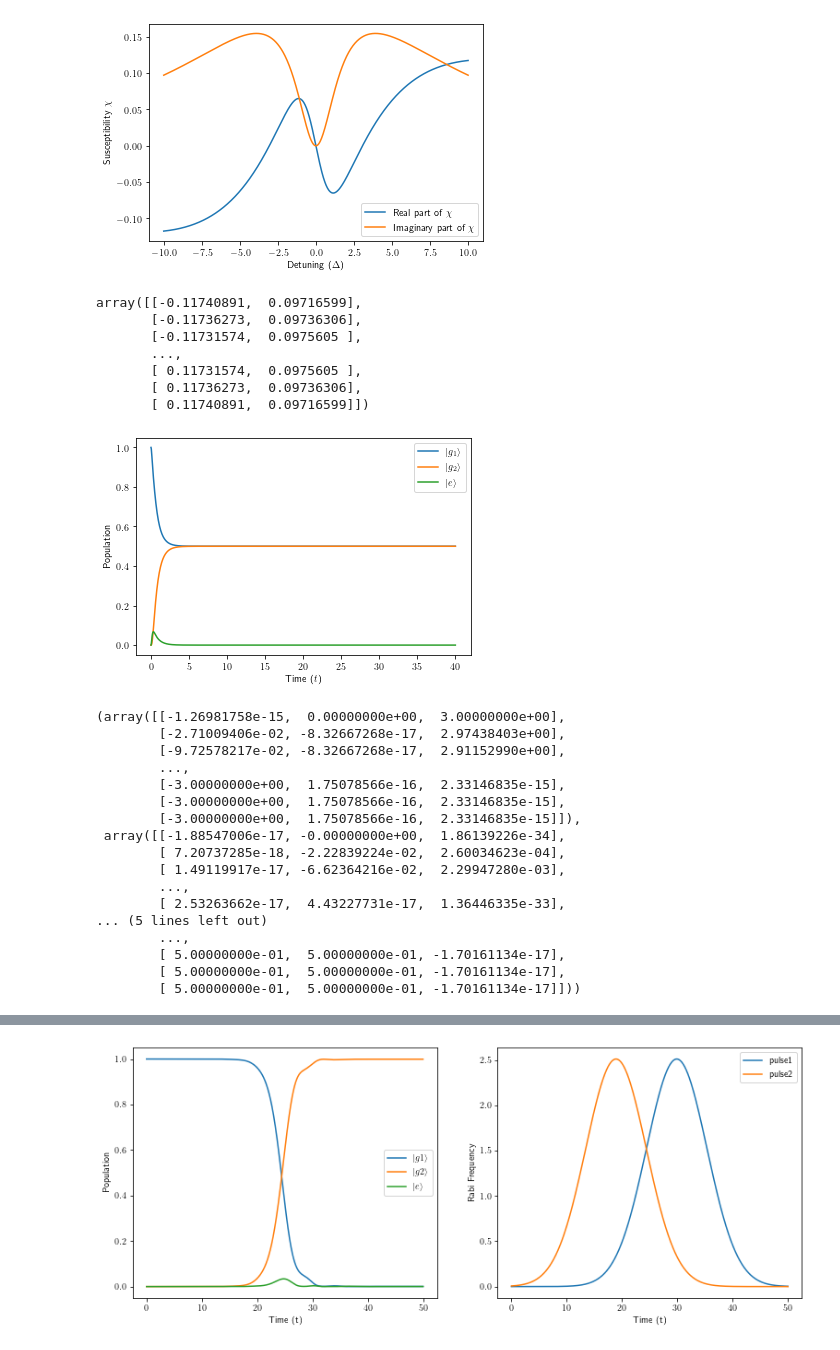
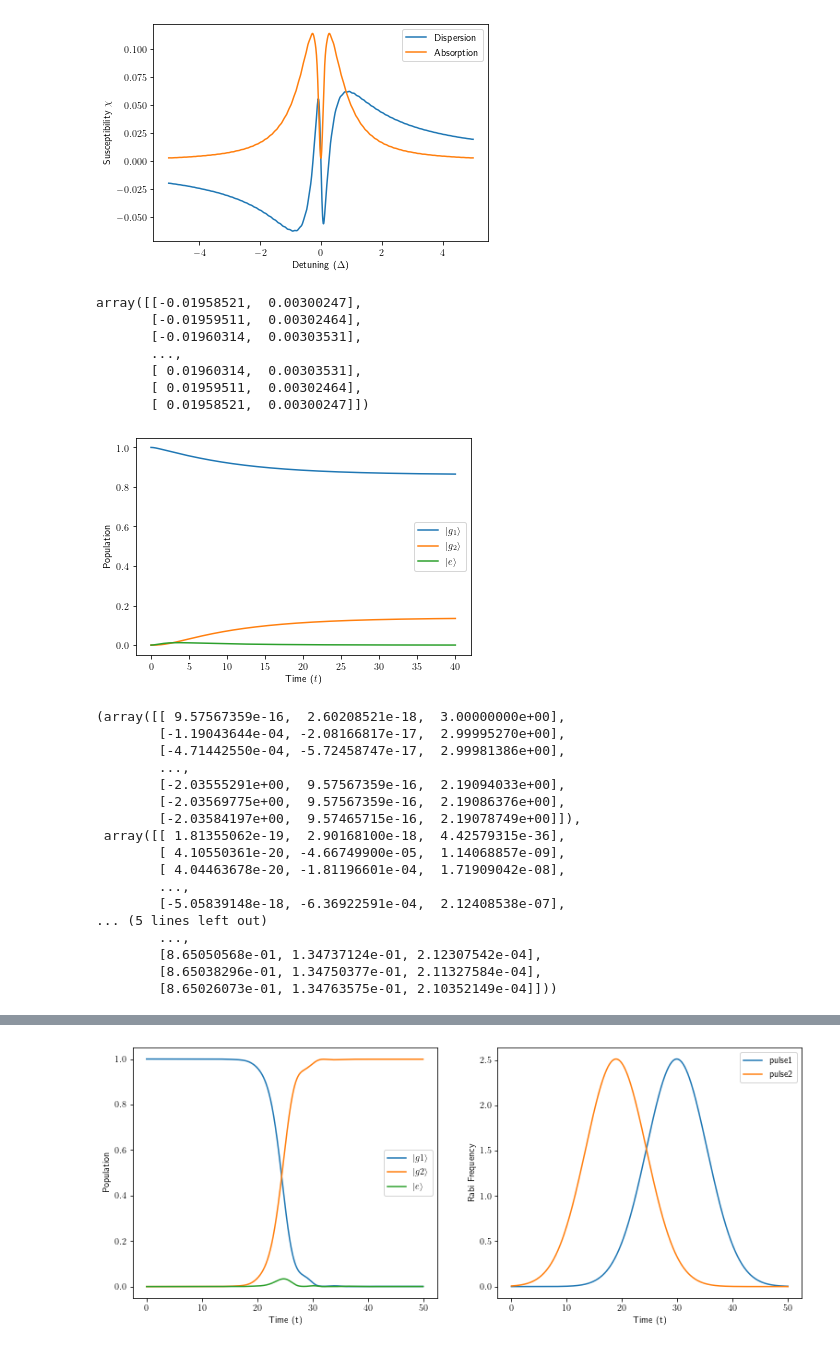
Before and after one commit to ToonyawatA/QutritsVisualization, a Jupyter notebook: python/Raman3BlochVIsualisation.ipynb, the cells around one changed output, grey strips where cells are left out. Saved outputs shown, nothing was run; the diff lists cells and outputs as text; code cells hidden in the pictures.

```diff
--- a/python/Raman3BlochVIsualisation.ipynb
+++ b/python/Raman3BlochVIsualisation.ipynb
@@ -236,12 +236,12 @@ class EIT:
 
         if(showgraph):
             plt.figure()
-            plt.plot(Delta,rhoba_r,label=r"Real part of $\chi$")
-            plt.plot(Delta,rhoba_i,label=r"Imaginary part of $\chi$")
+            plt.plot(Delta,rhoba_r,label=r"Dispersion")
+            plt.plot(Delta,rhoba_i,label=r"Absorption")
             plt.ylabel(r"Susceptibility $\chi$")
             plt.xlabel(r"Detuning ($\Delta$)")
             plt.legend()
-            #plt.savefig('EITchi.png',dpi=120)
+            #plt.savefig('EITchicase1.png',dpi=120)
             plt.show()
 
         return np.column_stack((rhoba_r, rhoba_i))
@@ -325,41 +325,41 @@ class EIT:
             plt.ylabel(r"Population")
             plt.xlabel(r"Time ($t$)")
             plt.legend()
-            #plt.savefig('EITstates2.png',dpi=120)
+            #plt.savefig('EITpopcase1delta3.png',dpi=120)
             plt.show()
 
         return r*np.column_stack((u1, v1, w1)), r*np.column_stack((u2, v2, w2)), np.column_stack((pg1, pg2, pe))
 # %%
-eit = EIT(Omega1=5,Omega2=5,Gamma1=10,Gamma2=5,delta=0.0,Dmax=10.0,t=40.0)
+eit = EIT(Omega1=0.2,Omega2=0.5,Gamma1=1.0,Gamma2=0.5,delta=0.0,Dmax=5.0,t=40.0)
 eit.susceptibility(showgraph=True)
 # %% [output]
-[figure, old version]
+[figure, new version]
-array([[-0.11740891,  0.09716599],
-       [-0.11736273,  0.09736306],
-       [-0.11731574,  0.0975605 ],
+array([[-0.01958521,  0.00300247],
+       [-0.01959511,  0.00302464],
+       [-0.01960314,  0.00303531],
        ...,
-       [ 0.11731574,  0.0975605 ],
-       [ 0.11736273,  0.09736306],
-       [ 0.11740891,  0.09716599]])
+       [ 0.01960314,  0.00303531],
+       [ 0.01959511,  0.00302464],
+       [ 0.01958521,  0.00300247]])
 # %%
 eit.getstates(Delta=0.0,showgraph=True)
 # %% [output]
-[figure, old version]
+[figure, new version]
-(array([[-1.26981758e-15,  0.00000000e+00,  3.00000000e+00],
-        [-2.71009406e-02, -8.32667268e-17,  2.97438403e+00],
-        [-9.72578217e-02, -8.32667268e-17,  2.91152990e+00],
+(array([[ 9.57567359e-16,  2.60208521e-18,  3.00000000e+00],
+        [-1.19043644e-04, -2.08166817e-17,  2.99995270e+00],
+        [-4.71442550e-04, -5.72458747e-17,  2.99981386e+00],
         ...,
-        [-3.00000000e+00,  1.75078566e-16,  2.33146835e-15],
-        [-3.00000000e+00,  1.75078566e-16,  2.33146835e-15],
-        [-3.00000000e+00,  1.75078566e-16,  2.33146835e-15]]),
- array([[-1.88547006e-17, -0.00000000e+00,  1.86139226e-34],
-        [ 7.20737285e-18, -2.22839224e-02,  2.60034623e-04],
-        [ 1.49119917e-17, -6.62364216e-02,  2.29947280e-03],
+        [-2.03555291e+00,  9.57567359e-16,  2.19094033e+00],
+        [-2.03569775e+00,  9.57567359e-16,  2.19086376e+00],
+        [-2.03584197e+00,  9.57465715e-16,  2.19078749e+00]]),
+ array([[ 1.81355062e-19,  2.90168100e-18,  4.42579315e-36],
+        [ 4.10550361e-20, -4.66749900e-05,  1.14068857e-09],
+        [ 4.04463678e-20, -1.81196601e-04,  1.71909042e-08],
         ...,
-        [ 2.53263662e-17,  4.43227731e-17,  1.36446335e-33],
+        [-5.05839148e-18, -6.36922591e-04,  2.12408538e-07],
 ... (5 lines left out)
         ...,
-        [ 5.00000000e-01,  5.00000000e-01, -1.70161134e-17],
-        [ 5.00000000e-01,  5.00000000e-01, -1.70161134e-17],
-        [ 5.00000000e-01,  5.00000000e-01, -1.70161134e-17]]))
+        [8.65050568e-01, 1.34737124e-01, 2.12307542e-04],
+        [8.65038296e-01, 1.34750377e-01, 2.11327584e-04],
+        [8.65026073e-01, 1.34763575e-01, 2.10352149e-04]]))
 # %%
```
Also changed, not shown: parts of 7 cells of this notebook, 19 other files.
